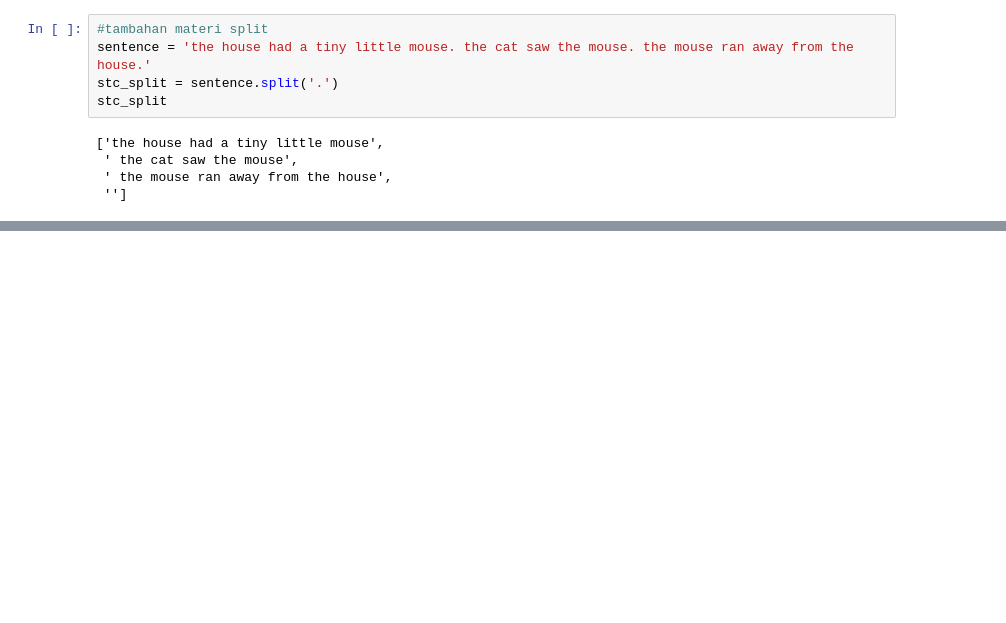
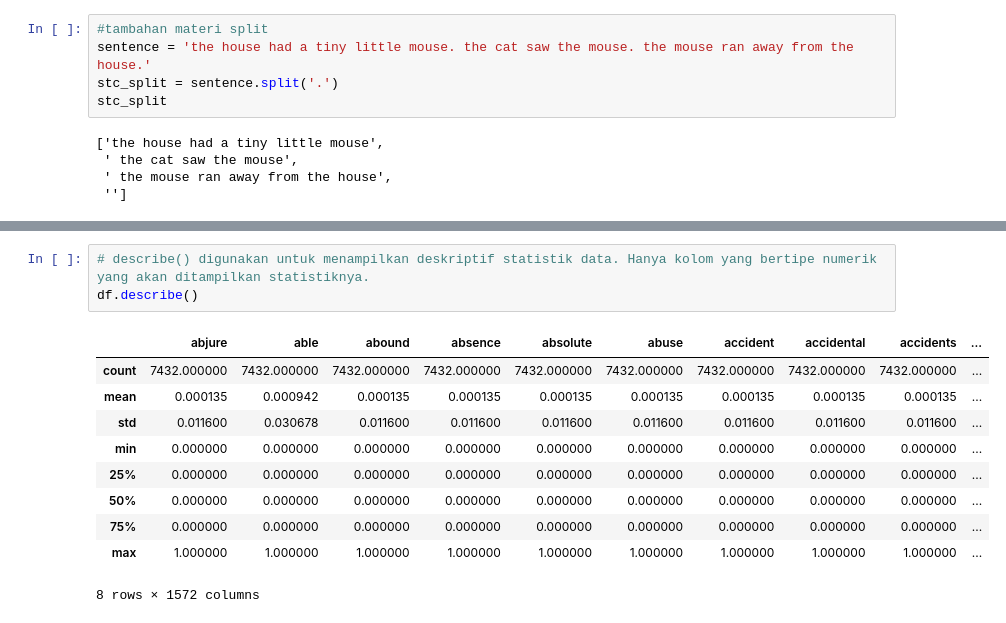
Before and after one commit to AnnisaFitry/pembelajaran_mesin, a Jupyter notebook: js01.ipynb, the cells around one changed output, grey strips where cells are left out. Cells and saved outputs as stored; diff of their text form; blank space fills up the shorter version.

```diff
--- a/js01.ipynb
+++ b/js01.ipynb
@@ -226,0 +301,14 @@ stc
+# %%
+# describe() digunakan untuk menampilkan deskriptif statistik data. Hanya kolom yang bertipe numerik yang akan ditampilkan statistiknya.
+df.describe()
+# %% [output]
+|  | abjure | able | abound | absence | absolute | abuse | accident | accidental | accidents | ... |
+| count | 7432.000000 | 7432.000000 | 7432.000000 | 7432.000000 | 7432.000000 | 7432.000000 | 7432.000000 | 7432.000000 | 7432.000000 | ... |
+| mean | 0.000135 | 0.000942 | 0.000135 | 0.000135 | 0.000135 | 0.000135 | 0.000135 | 0.000135 | 0.000135 | ... |
+| std | 0.011600 | 0.030678 | 0.011600 | 0.011600 | 0.011600 | 0.011600 | 0.011600 | 0.011600 | 0.011600 | ... |
+| min | 0.000000 | 0.000000 | 0.000000 | 0.000000 | 0.000000 | 0.000000 | 0.000000 | 0.000000 | 0.000000 | ... |
+| 25% | 0.000000 | 0.000000 | 0.000000 | 0.000000 | 0.000000 | 0.000000 | 0.000000 | 0.000000 | 0.000000 | ... |
+| 50% | 0.000000 | 0.000000 | 0.000000 | 0.000000 | 0.000000 | 0.000000 | 0.000000 | 0.000000 | 0.000000 | ... |
+| 75% | 0.000000 | 0.000000 | 0.000000 | 0.000000 | 0.000000 | 0.000000 | 0.000000 | 0.000000 | 0.000000 | ... |
+| max | 1.000000 | 1.000000 | 1.000000 | 1.000000 | 1.000000 | 1.000000 | 1.000000 | 1.000000 | 1.000000 | ... |
+8 rows × 1572 columns
```
Also changed, not shown: parts of 11 cells of this notebook.
